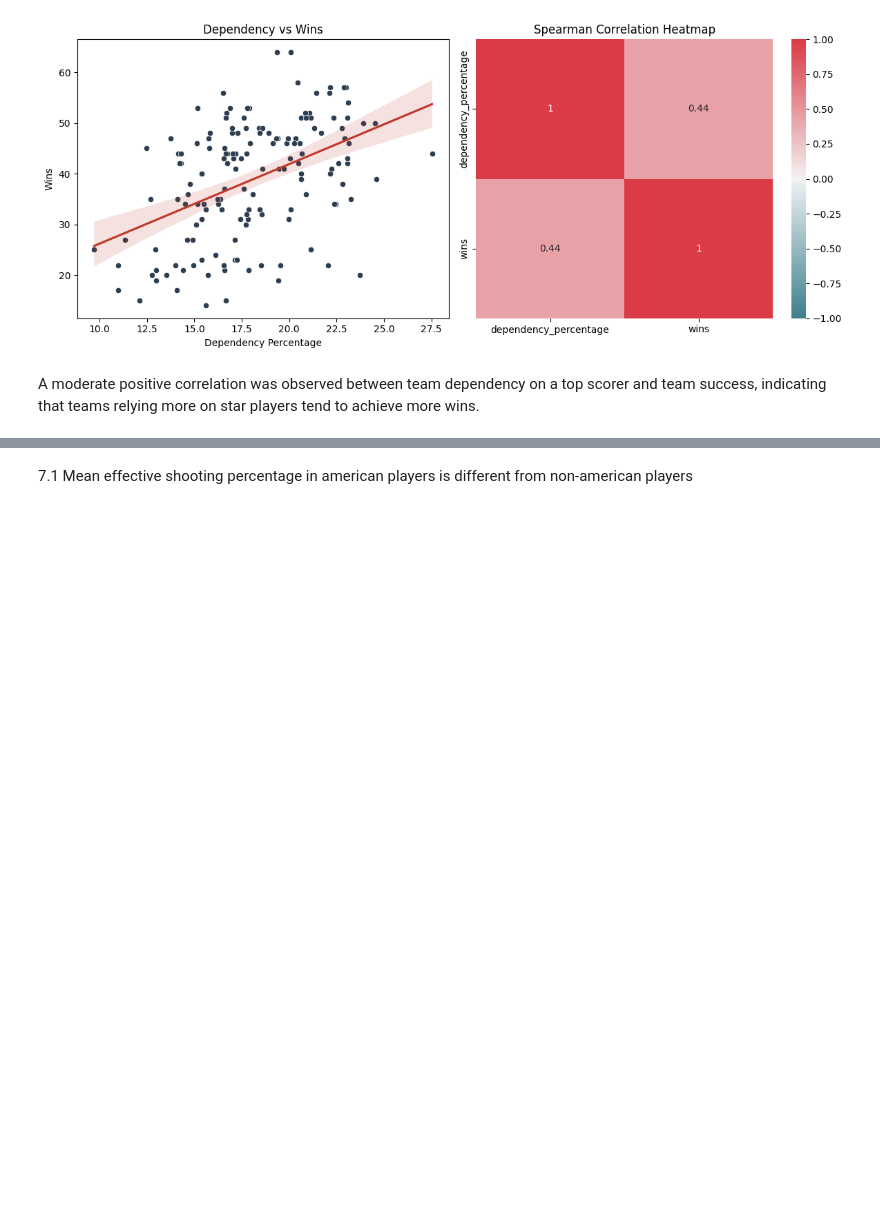
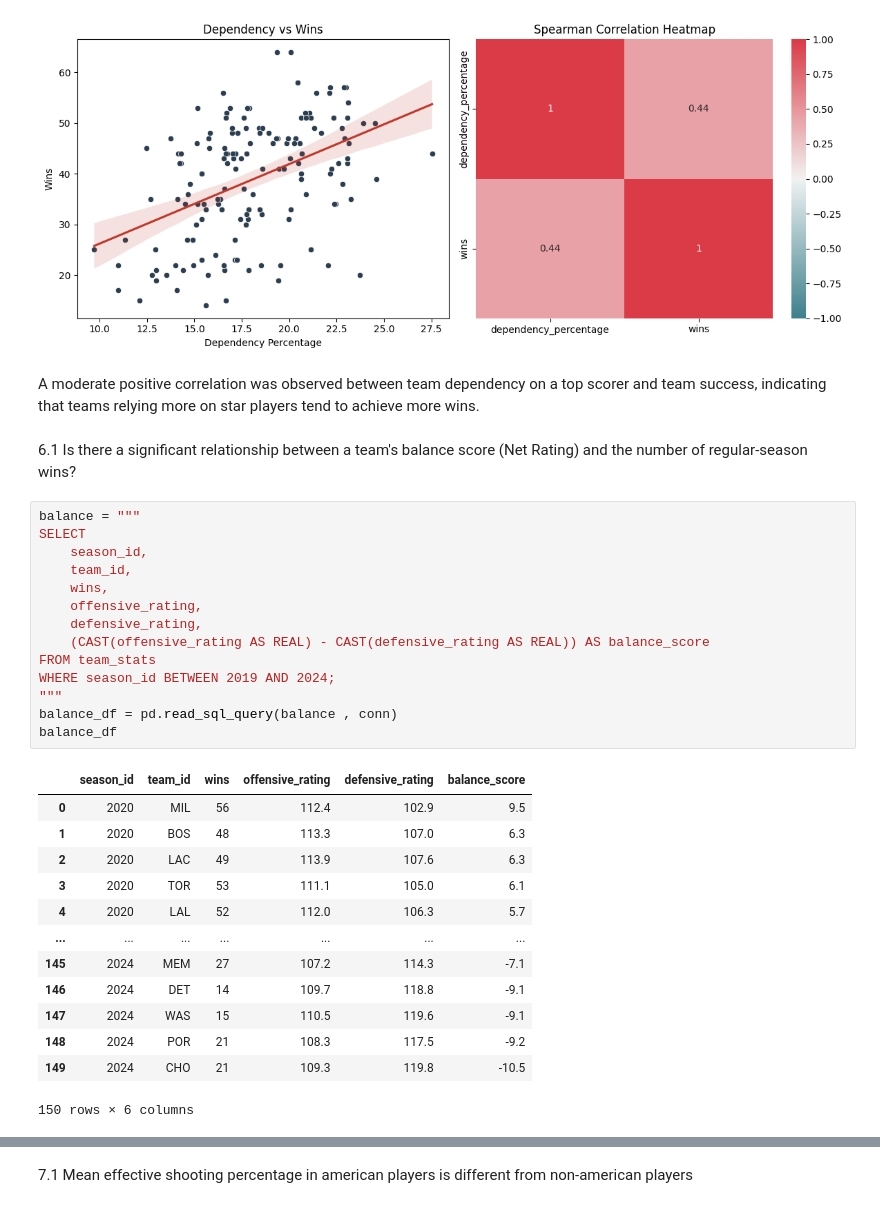
Before and after one commit to SadeghMahmoudAbadi/Basketball-Data-Analysis, a Jupyter notebook: analysis.ipynb, the cells around one changed output, grey strips where cells are left out. Cells and saved outputs as stored; diff of their text form; blank space fills up the shorter version.

```diff
--- a/analysis.ipynb
+++ b/analysis.ipynb
@@ -804,3 +804,34 @@ plt.show()
 [figure]
 # %% [markdown]
 A moderate positive correlation was observed between team dependency on a top scorer and team success, indicating that teams relying more on star players tend to achieve more wins.
+# %% [markdown]
+6.1
+Is there a significant relationship between a team's balance score (Net Rating) and the number of regular-season wins?
+# %%
+balance = """
+SELECT
+    season_id,
+    team_id,
+    wins,
+    offensive_rating,
+    defensive_rating,
+    (CAST(offensive_rating AS REAL) - CAST(defensive_rating AS REAL)) AS balance_score
+FROM team_stats
+WHERE season_id BETWEEN 2019 AND 2024;
+"""
+balance_df = pd.read_sql_query(balance , conn)
+balance_df
+# %% [output]
+|  | season_id | team_id | wins | offensive_rating | defensive_rating | balance_score |
+| 0 | 2020 | MIL | 56 | 112.4 | 102.9 | 9.5 |
+| 1 | 2020 | BOS | 48 | 113.3 | 107.0 | 6.3 |
+| 2 | 2020 | LAC | 49 | 113.9 | 107.6 | 6.3 |
+| 3 | 2020 | TOR | 53 | 111.1 | 105.0 | 6.1 |
+| 4 | 2020 | LAL | 52 | 112.0 | 106.3 | 5.7 |
+| ... | ... | ... | ... | ... | ... | ... |
+| 145 | 2024 | MEM | 27 | 107.2 | 114.3 | -7.1 |
+| 146 | 2024 | DET | 14 | 109.7 | 118.8 | -9.1 |
+| 147 | 2024 | WAS | 15 | 110.5 | 119.6 | -9.1 |
+| 148 | 2024 | POR | 21 | 108.3 | 117.5 | -9.2 |
+| 149 | 2024 | CHO | 21 | 109.3 | 119.8 | -10.5 |
+150 rows × 6 columns
```
Also changed, not shown: parts of 9 cells of this notebook, 1 other file.
